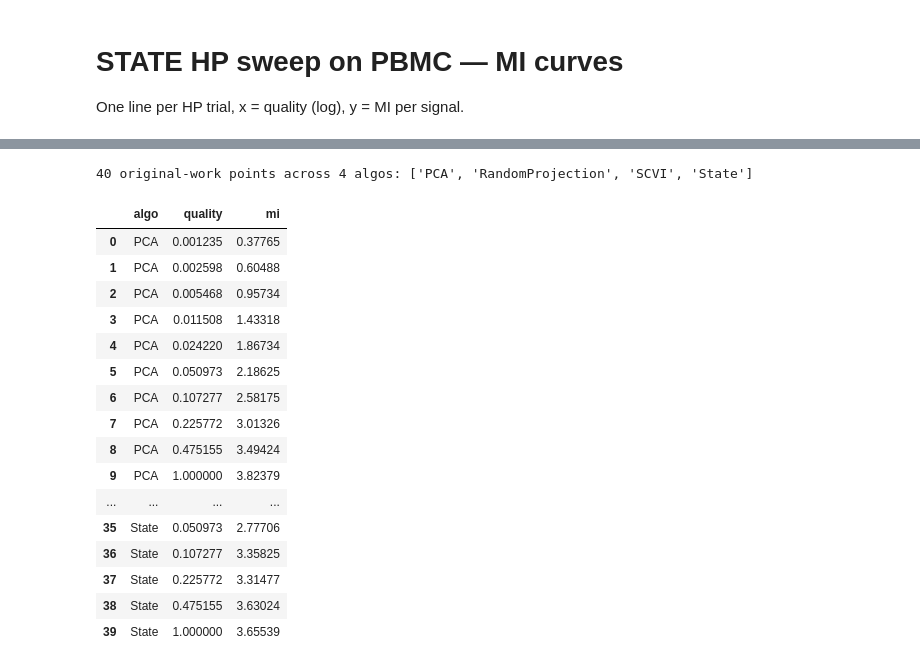
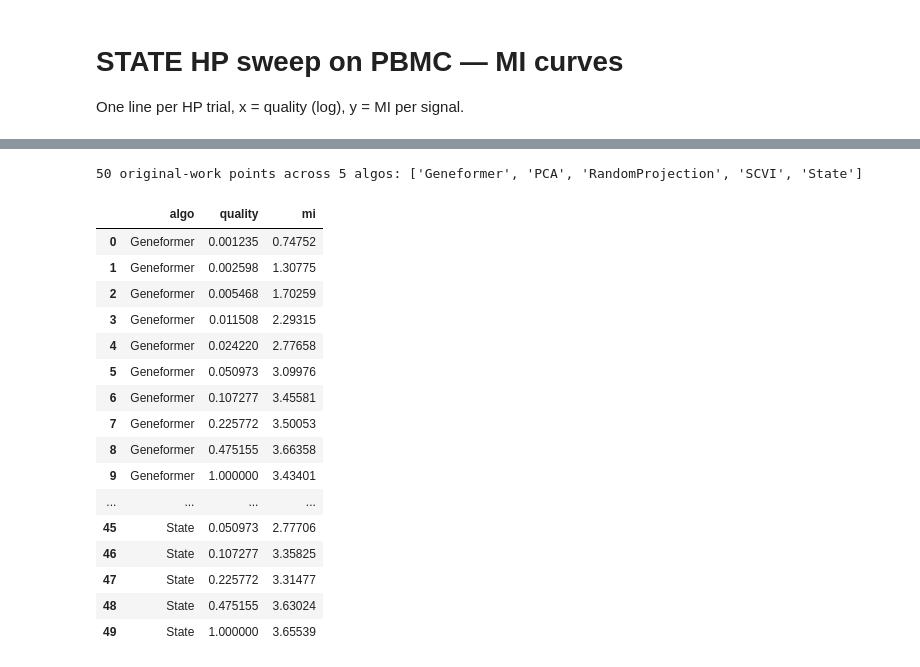
Before and after one commit to igor-sadalski/Scaling-up-measurement-noise-scaling-laws, a Jupyter notebook: analysis/2026-04-16_14-43_plotting_state_hparam_sweep_pbmc.ipynb, the cells around one changed output, grey strips where cells are left out. Saved outputs shown, nothing was run; the diff lists cells and outputs as text; code cells hidden in the pictures.

```diff
--- a/analysis/2026-04-16_14-43_plotting_state_hparam_sweep_pbmc.ipynb
+++ b/analysis/2026-04-16_14-43_plotting_state_hparam_sweep_pbmc.ipynb
@@ -172,7 +142,7 @@ else:
 # %%
 # Original-work baselines: load MI for the per-algorithm runs that live alongside the HP sweep.
-# Layout:  data/PBMC/<size>/<quality>/results/<algo>/model/MI/<seed>/Y_<signal>_<quality>/lmi_mutual_information.txt
-# We pull size=100000, seed=42 across all qualities for every algorithm that has data for the same signal.
+# Layout:  data/PBMC/<size>/<quality>/results/<algo>/model/MI/<seed>/Y_<signal>_<quality>[_<algo_tag>]/lmi_mutual_information.txt
+# Geneformer tags its signal dirs with a `_geneformer` suffix, which the previous regex rejected.
 import re
 from pathlib import Path
 
@@ -182,6 +152,9 @@ ORIG_ROOT = Path('/home/igor/noise_scaling/data/PBMC')
 ORIG_SIZE = 100000
 ORIG_SEED = 42
 ORIG_SIGNAL = 'protein_counts'  # match mi_col in the HP-sweep plot above
+
+# Y_<signal>_<quality>[_<algo_tag>]  — allow an optional trailing alpha suffix (e.g. "_geneformer").
+SIG_RE = re.compile(r'Y_(.+?)_[0-9][0-9_.]*(?:_[A-Za-z]+)?$')
 
 orig_rows = []
 size_dir = ORIG_ROOT / str(ORIG_SIZE)
@@ -193,49 +166,49 @@ for q_dir in sorted(p for p in size_dir.iterdir() if p.is_dir()):
     results_dir = q_dir / 'results'
     if not results_dir.is_dir():
         continue
     for algo_dir in sorted(p for p in results_dir.iterdir() if p.is_dir()):
         algo = algo_dir.name
         if algo == 'TunableState':
             continue  # that's the HP sweep, already plotted
         mi_root = algo_dir / 'model' / 'MI' / str(ORIG_SEED)
         if not mi_root.is_dir():
             continue
         for sig_dir in mi_root.iterdir():
             if not sig_dir.is_dir():
                 continue
-            m = re.match(r'Y_(.+)_[0-9][0-9_.]*$', sig_dir.name)
+            m = SIG_RE.match(sig_dir.name)
             signal = m.group(1) if m else sig_dir.name
             if signal != ORIG_SIGNAL:
                 continue
             f = sig_dir / 'lmi_mutual_information.txt'
             if not f.exists():
                 continue
             try:
                 mi_val = float(f.read_text().strip())
             except ValueError:
                 continue
             orig_rows.append({'algo': algo, 'quality': quality, 'mi': mi_val})
 
 orig_df = pd.DataFrame(orig_rows).sort_values(['algo', 'quality']).reset_index(drop=True)
 print(f'{len(orig_df)} original-work points across {orig_df["algo"].nunique()} algos: {sorted(orig_df["algo"].unique())}')
 orig_df
 # %% [output]
-40 original-work points across 4 algos: ['PCA', 'RandomProjection', 'SCVI', 'State']
+50 original-work points across 5 algos: ['Geneformer', 'PCA', 'RandomProjection', 'SCVI', 'State']
 |  | algo | quality | mi |
-| 0 | PCA | 0.001235 | 0.37765 |
-| 1 | PCA | 0.002598 | 0.60488 |
-| 2 | PCA | 0.005468 | 0.95734 |
-| 3 | PCA | 0.011508 | 1.43318 |
-| 4 | PCA | 0.024220 | 1.86734 |
-| 5 | PCA | 0.050973 | 2.18625 |
-| 6 | PCA | 0.107277 | 2.58175 |
-| 7 | PCA | 0.225772 | 3.01326 |
-| 8 | PCA | 0.475155 | 3.49424 |
-| 9 | PCA | 1.000000 | 3.82379 |
+| 0 | Geneformer | 0.001235 | 0.74752 |
+| 1 | Geneformer | 0.002598 | 1.30775 |
+| 2 | Geneformer | 0.005468 | 1.70259 |
+| 3 | Geneformer | 0.011508 | 2.29315 |
+| 4 | Geneformer | 0.024220 | 2.77658 |
+| 5 | Geneformer | 0.050973 | 3.09976 |
+| 6 | Geneformer | 0.107277 | 3.45581 |
+| 7 | Geneformer | 0.225772 | 3.50053 |
+| 8 | Geneformer | 0.475155 | 3.66358 |
+| 9 | Geneformer | 1.000000 | 3.43401 |
 | ... | ... | ... | ... |
-| 35 | State | 0.050973 | 2.77706 |
-| 36 | State | 0.107277 | 3.35825 |
-| 37 | State | 0.225772 | 3.31477 |
-| 38 | State | 0.475155 | 3.63024 |
-| 39 | State | 1.000000 | 3.65539 |
+| 45 | State | 0.050973 | 2.77706 |
+| 46 | State | 0.107277 | 3.35825 |
+| 47 | State | 0.225772 | 3.31477 |
+| 48 | State | 0.475155 | 3.63024 |
+| 49 | State | 1.000000 | 3.65539 |
 # %%
```
Also changed, not shown: parts of 5 cells of this notebook, 6 other files.
